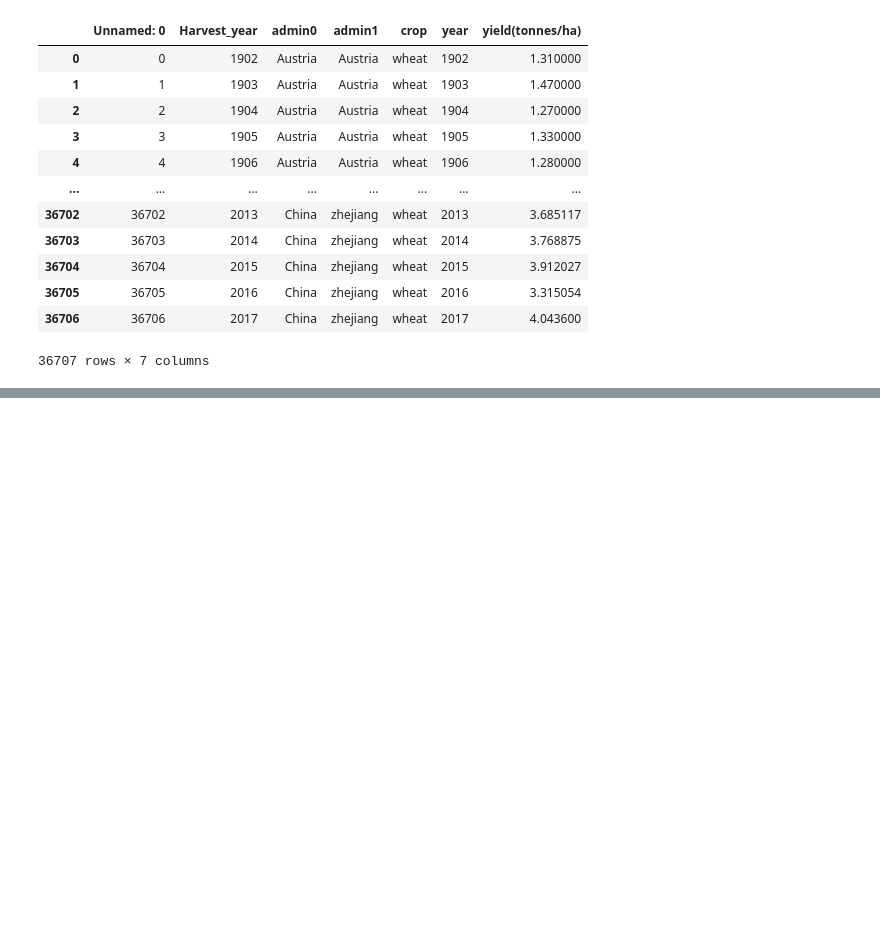
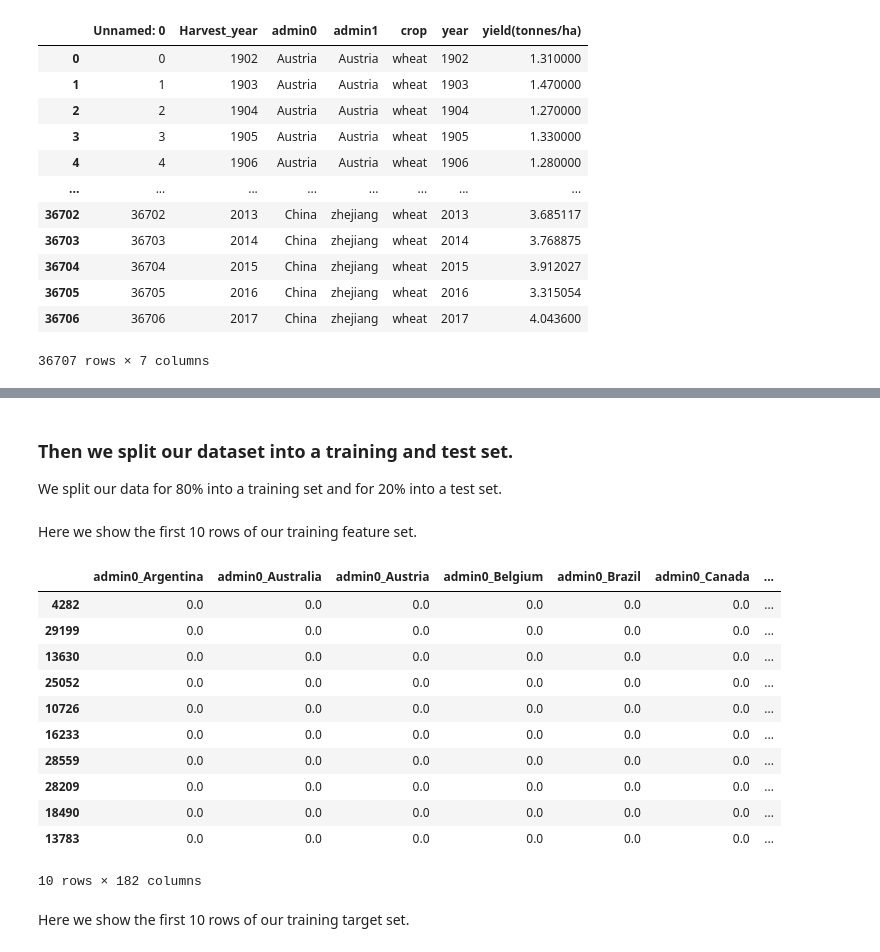
Before and after one commit to kieran31415/DataWizards, a Jupyter notebook: CropData/CropData.ipynb, the cells around one changed output, grey strips where cells are left out. Saved outputs shown, nothing was run; the diff lists cells and outputs as text; code cells hidden in the pictures; blank space fills up the shorter version.

```diff
--- a/CropData/CropData.ipynb
+++ b/CropData/CropData.ipynb
@@ -281,0 +330,27 @@ df_transformed
+# %%
+X = final_df.drop('yield(tonnes/ha)', axis=1)
+y = final_df['yield(tonnes/ha)']
+# %% [markdown]
+### Then we split our dataset into a training and test set.
+We split our data for 80% into a training set and for 20% into a test set.
+# %%
+X_train, X_test, y_train, y_test = train_test_split(X, y, test_size=0.2, random_state=42)
+# %% [markdown]
+Here we show the first 10 rows of our training feature set.
+# %%
+X_train.head(10)
+# %% [output]
+|  | admin0_Argentina | admin0_Australia | admin0_Austria | admin0_Belgium | admin0_Brazil | admin0_Canada | ... |
+| 4282 | 0.0 | 0.0 | 0.0 | 0.0 | 0.0 | 0.0 | ... |
+| 29199 | 0.0 | 0.0 | 0.0 | 0.0 | 0.0 | 0.0 | ... |
+| 13630 | 0.0 | 0.0 | 0.0 | 0.0 | 0.0 | 0.0 | ... |
+| 25052 | 0.0 | 0.0 | 0.0 | 0.0 | 0.0 | 0.0 | ... |
+| 10726 | 0.0 | 0.0 | 0.0 | 0.0 | 0.0 | 0.0 | ... |
+| 16233 | 0.0 | 0.0 | 0.0 | 0.0 | 0.0 | 0.0 | ... |
+| 28559 | 0.0 | 0.0 | 0.0 | 0.0 | 0.0 | 0.0 | ... |
+| 28209 | 0.0 | 0.0 | 0.0 | 0.0 | 0.0 | 0.0 | ... |
+| 18490 | 0.0 | 0.0 | 0.0 | 0.0 | 0.0 | 0.0 | ... |
+| 13783 | 0.0 | 0.0 | 0.0 | 0.0 | 0.0 | 0.0 | ... |
+10 rows × 182 columns
+# %% [markdown]
+Here we show the first 10 rows of our training target set.
```
Also changed, not shown: parts of 20 cells of this notebook, 2 other files.
